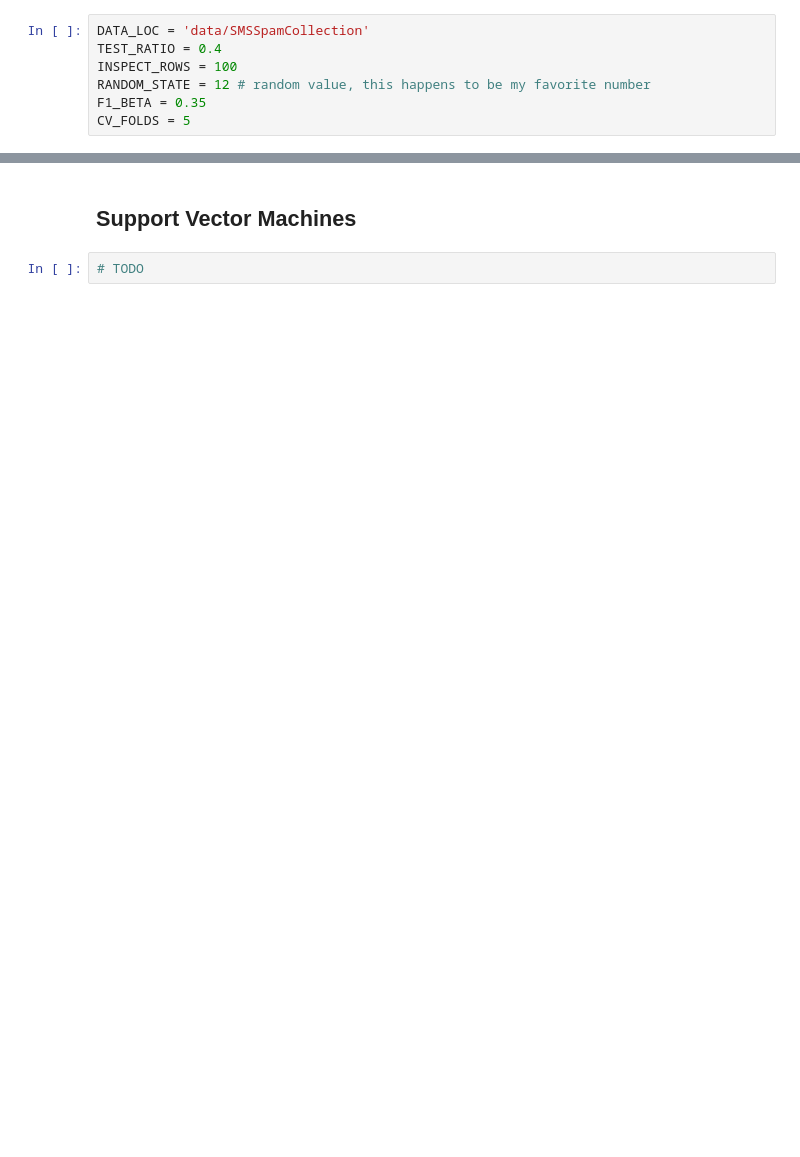
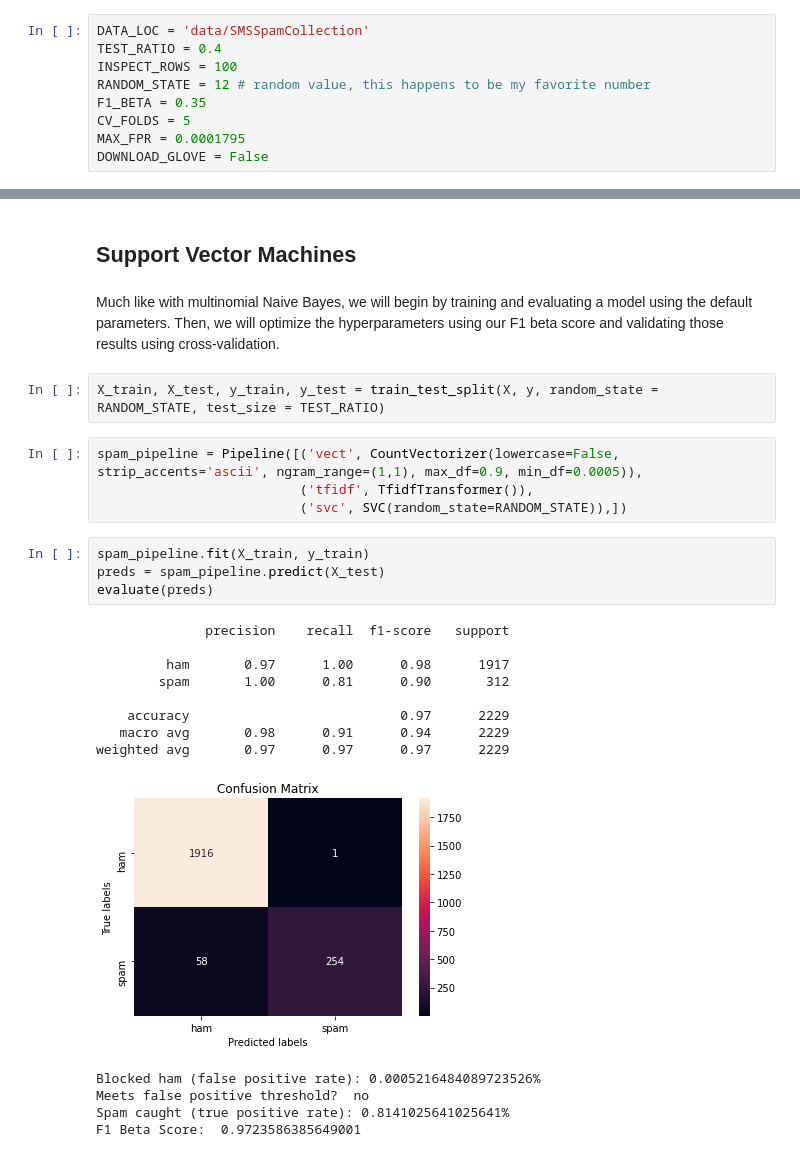
Before and after one commit to bengruher/SMS-Spam-Detection, a Jupyter notebook: sms-spam-detection.ipynb, the cells around one changed output, grey strips where cells are left out. Cells and saved outputs as stored; diff of their text form; blank space fills up the shorter version.

```diff
--- a/sms-spam-detection.ipynb
+++ b/sms-spam-detection.ipynb
@@ -66,6 +82,8 @@ INSPECT_ROWS = 100
 RANDOM_STATE = 12 # random value, this happens to be my favorite number
 F1_BETA = 0.35
 CV_FOLDS = 5
+MAX_FPR = 0.0001795
+DOWNLOAD_GLOVE = False
 # %% [markdown]
 ## Read data
 # %%
@@ -789,4 +906,28 @@ One thing we could do is decrease the beta score in the fbeta score metric durin
 # %% [markdown]
 ## Support Vector Machines
-# %%
-# TODO
+# %% [markdown]
+Much like with multinomial Naive Bayes, we will begin by training and evaluating a model using the default parameters. Then, we will optimize the hyperparameters using our F1 beta score and validating those results using cross-validation.
+# %%
+X_train, X_test, y_train, y_test = train_test_split(X, y, random_state = RANDOM_STATE, test_size = TEST_RATIO)
+# %%
+spam_pipeline = Pipeline([('vect', CountVectorizer(lowercase=False, strip_accents='ascii', ngram_range=(1,1), max_df=0.9, min_df=0.0005)),
+                          ('tfidf', TfidfTransformer()),
+                          ('svc', SVC(random_state=RANDOM_STATE)),])
+# %%
+spam_pipeline.fit(X_train, y_train)
+preds = spam_pipeline.predict(X_test)
+evaluate(preds)
+# %% [output]
+              precision    recall  f1-score   support
+
+         ham       0.97      1.00      0.98      1917
+        spam       1.00      0.81      0.90       312
+
+    accuracy                           0.97      2229
+   macro avg       0.98      0.91      0.94      2229
+weighted avg       0.97      0.97      0.97      2229
+[figure, added]
+Blocked ham (false positive rate): 0.0005216484089723526%
+Meets false positive threshold?  no
+Spam caught (true positive rate): 0.8141025641025641%
+F1 Beta Score:  0.9723586385649001
```
Also changed, not shown: parts of 46 cells of this notebook, 1 other file.
